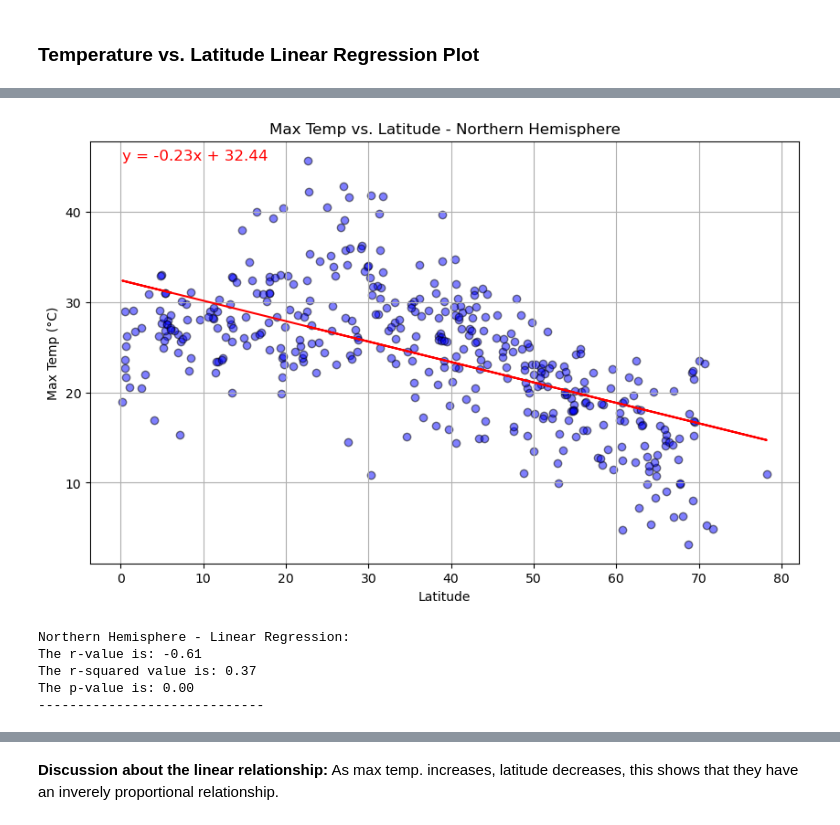
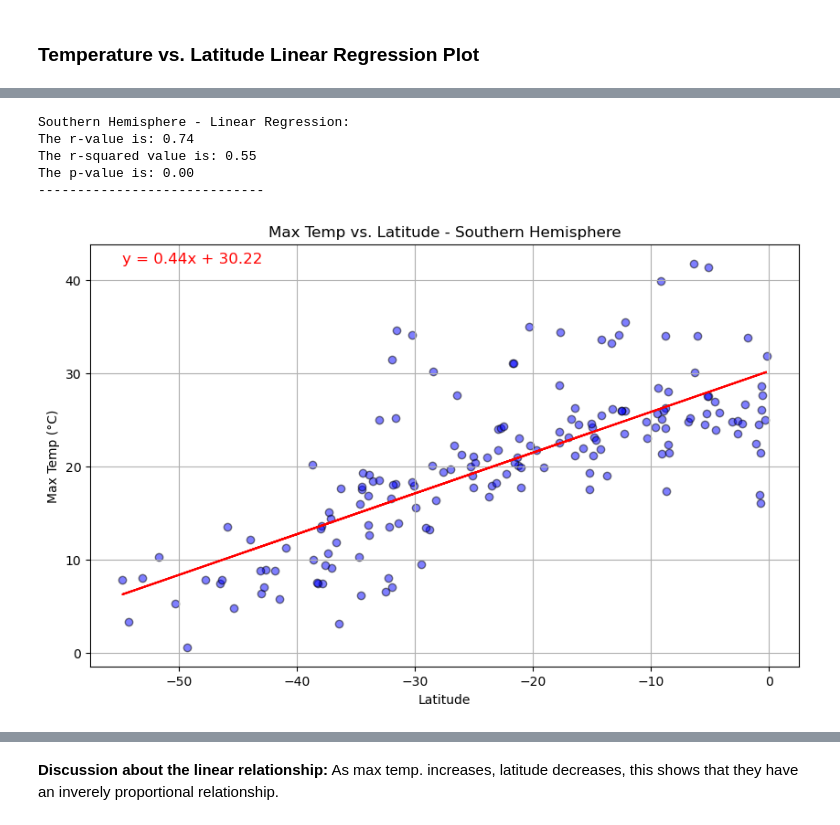
Before and after one commit to Yelemam/Python_API_Challenge-World_Weather_Analysis, a Jupyter notebook: Starter_Code/WeatherPy.ipynb, the cells around one changed output, grey strips where cells are left out. Cells and saved outputs as stored; diff of their text form; code cells hidden in the pictures.

Commit message:
Add files via upload
Saved all plots

```diff
--- a/Starter_Code/WeatherPy.ipynb
+++ b/Starter_Code/WeatherPy.ipynb
@@ -325,11 +343,15 @@ southern_hemi_df.head()
 # %%
-# Linear regression on Northern Hemisphere
-plot_linear_regression(northern_hemi_df["Lat"], northern_hemi_df["Max Temp"],
-                       "Max Temp vs. Latitude", "Latitude", "Max Temp (°C)", "Northern Hemisphere")
+# Linear regression on Southern Hemisphere
+plot_linear_regression(southern_hemi_df["Lat"], southern_hemi_df["Max Temp"],
+                       "Max Temp vs. Latitude", "Latitude", "Max Temp (°C)", "Southern Hemisphere")
+
+plt.savefig("output_data/Images/max_temp_vs_latitude_southern_hemisphere.jpeg", bbox_inches='tight')
+
+plt.show()
 # %% [output]
+Southern Hemisphere - Linear Regression:
+The r-value is: 0.74
+The r-squared value is: 0.55
+The p-value is: 0.00
+-----------------------------
-[figure, old version]
+[figure, new version]
-Northern Hemisphere - Linear Regression:
-The r-value is: -0.61
-The r-squared value is: 0.37
-The p-value is: 0.00
------------------------------
```
Also changed, not shown: parts of 20 cells of this notebook.
